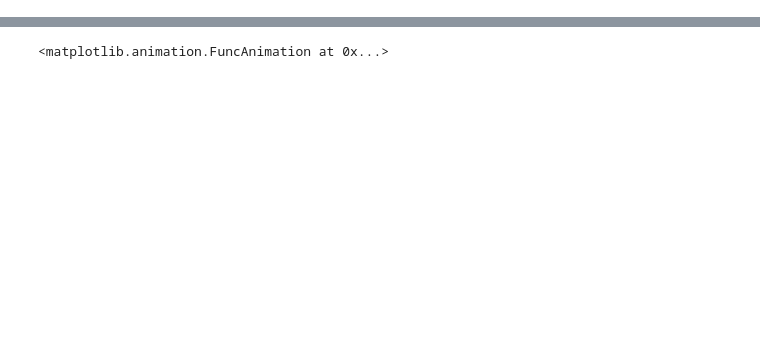
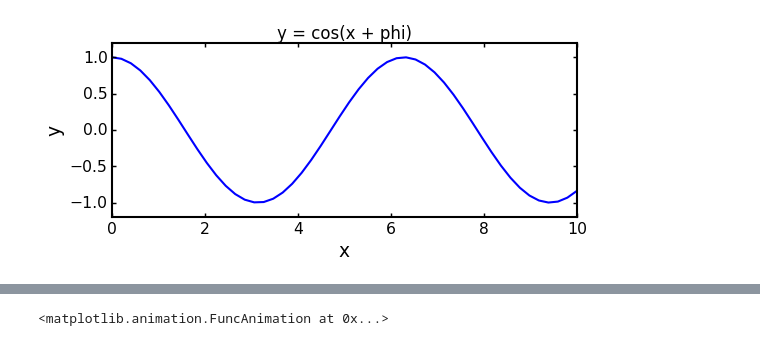
Before and after one commit to seewhydee/ntuphys_nb, a Jupyter notebook: jupyter_tutorial/jupyter_tutorial_02.ipynb, the cells around one changed output, grey strips where cells are left out. Cells and saved outputs as stored; diff of their text form; code cells hidden in the pictures; blank space fills up the shorter version.

```diff
--- a/jupyter_tutorial/jupyter_tutorial_02.ipynb
+++ b/jupyter_tutorial/jupyter_tutorial_02.ipynb
@@ -39,0 +57,38 @@ interact(plot_cos,
+# %%
+%matplotlib inline
+from scipy import *
+import matplotlib.pyplot as plt
+from ipywidgets import interact, FloatSlider
+from IPython.display import display
+
+def interact_cos():
+    ## Plot parameters
+    xmin, xmax, nx = 0.0, 10.0, 50
+    ymin, ymax = -1.2, 1.2
+    pmin, pmax, pstep, pinit = -3.2, 3.2, 0.2, 0.0
+
+    ## Set up the plot data
+    x     = linspace(xmin, xmax, nx)
+    fig   = plt.figure(figsize=(8,3))
+    line, = plt.plot([], [], linewidth=2) # Initialize curve to empty data.
+
+    ## Set up the figure axes, etc.
+    plt.title("y = cos(x + phi)")
+    plt.xlim(xmin, xmax)
+    plt.ylim(ymin, ymax)
+    plt.xlabel('x')
+    plt.ylabel('y')
+    plt.close()      # Don't show the figure yet.
+
+    ## Callback function
+    def plot_cos(phi):
+        y = cos(x + phi)
+        line.set_data(x, y)
+        display(fig)
+
+    ## Generate the user interface.
+    interact(plot_cos, phi=FloatSlider(min=pmin, max=pmax, step=pstep, value=pinit))
+
+interact_cos();
+# %% [output]
+[figure, added]
```
Also changed, not shown: parts of 23 cells of this notebook, 1 other file.
